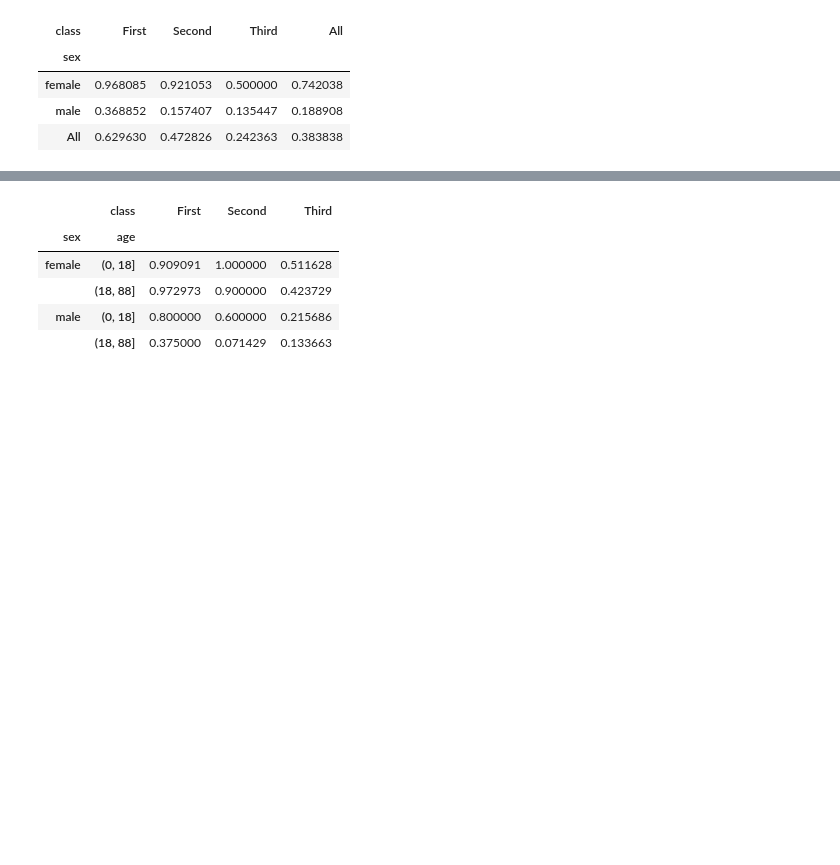
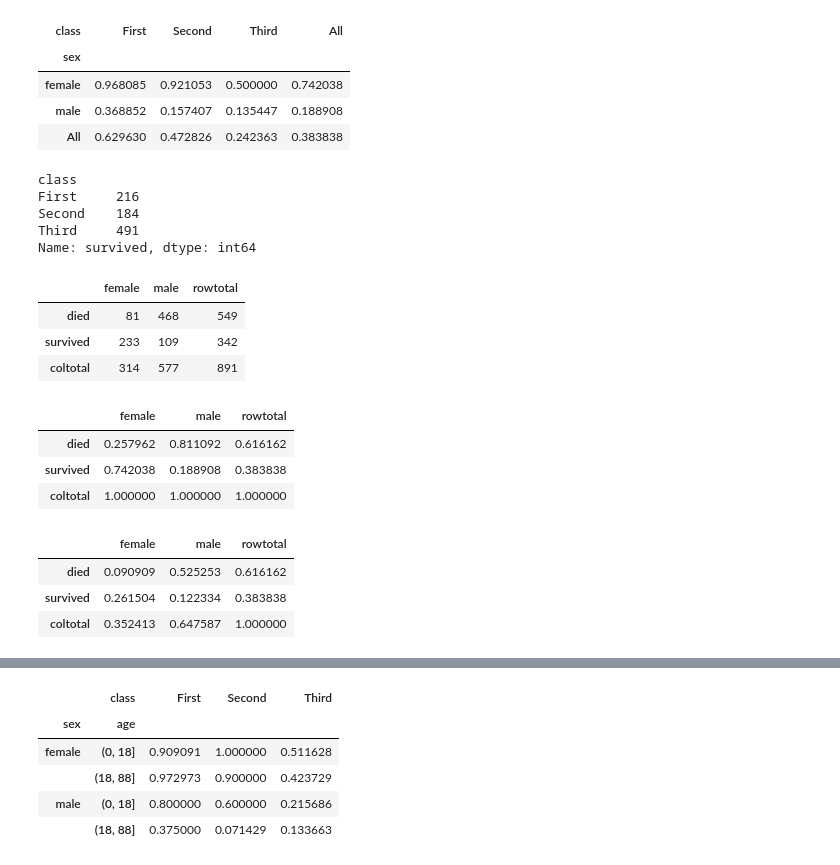
Before and after one commit to eholowko/bootcamp-jupyter-review, a Jupyter notebook: 4_pandas_syntax.ipynb, the cells around one changed output, grey strips where cells are left out. Saved outputs shown, nothing was run; the diff lists cells and outputs as text; code cells hidden in the pictures; blank space fills up the shorter version.

```diff
--- a/4_pandas_syntax.ipynb
+++ b/4_pandas_syntax.ipynb
@@ -543,3 +546,37 @@ titanic.pivot_table('survived',index='sex',columns='class',margins=True)
 | female | 0.968085 | 0.921053 | 0.500000 | 0.742038 |
 | male | 0.368852 | 0.157407 | 0.135447 | 0.188908 |
 | All | 0.629630 | 0.472826 | 0.242363 | 0.383838 |
+# %%
+titanic.groupby('class')['survived'].count()
+# %% [output]
+class
+First     216
+Second    184
+Third     491
+Name: survived, dtype: int64
+# %%
+survived_sex = pd.crosstab(index = titanic['survived'],
+                           columns = titanic['sex'],
+                          margins = True)
+survived_sex.index = ['died','survived','coltotal']
+survived_sex.columns = ['female','male','rowtotal']
+survived_sex
+# %% [output]
+|  | female | male | rowtotal |
+| died | 81 | 468 | 549 |
+| survived | 233 | 109 | 342 |
+| coltotal | 314 | 577 | 891 |
+# %%
+survived_sex / survived_sex.ix['coltotal']
+# %% [output]
+|  | female | male | rowtotal |
+| died | 0.257962 | 0.811092 | 0.616162 |
+| survived | 0.742038 | 0.188908 | 0.383838 |
+| coltotal | 1.000000 | 1.000000 | 1.000000 |
+# %%
+survived_sex / survived_sex.ix['coltotal','rowtotal']
+# %% [output]
+|  | female | male | rowtotal |
+| died | 0.090909 | 0.525253 | 0.616162 |
+| survived | 0.261504 | 0.122334 | 0.383838 |
+| coltotal | 0.352413 | 0.647587 | 1.000000 |
```
Also changed, not shown: parts of 7 cells of this notebook.
